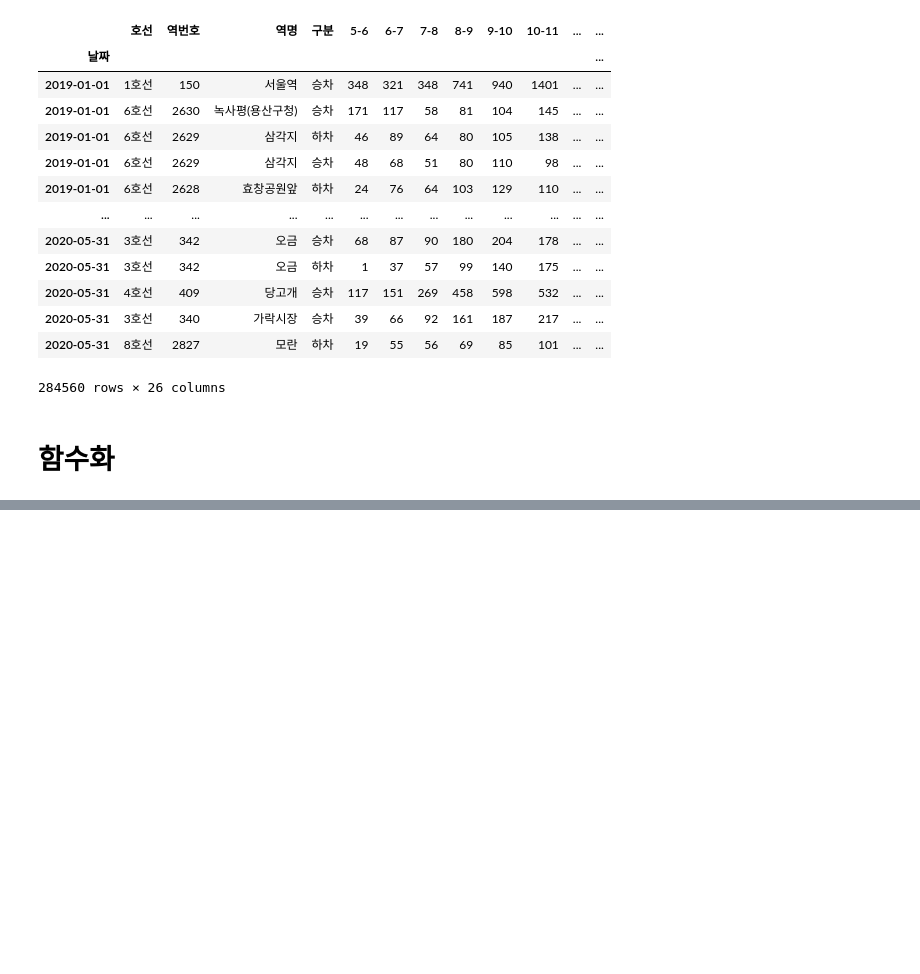
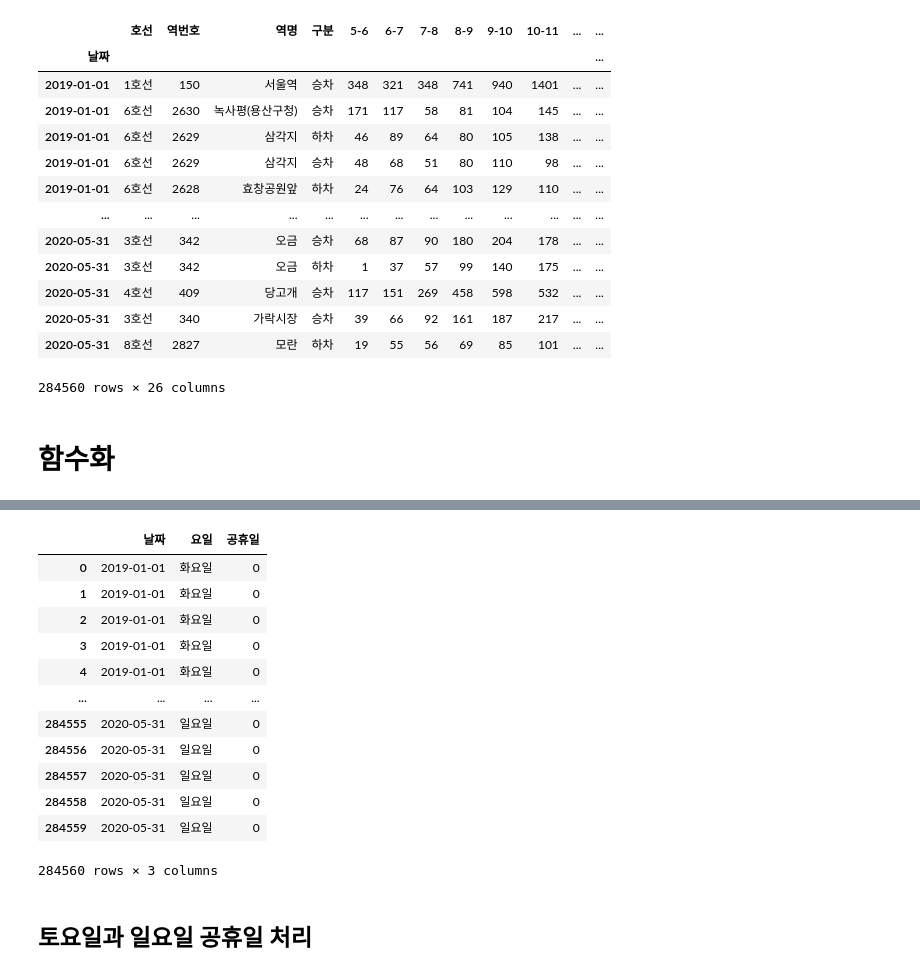
Before and after one commit to Changyoon-Lee/big_contest, a Jupyter notebook: 지난 n주일 지하철 하차데이터.ipynb, the cells around one changed output, grey strips where cells are left out. Drawn from its saved outputs; the diff is of its cells as text; code cells hidden in the pictures; blank space fills up the shorter version.

```diff
--- a/지난 n주일 지하철 하차데이터.ipynb
+++ b/지난 n주일 지하철 하차데이터.ipynb
@@ -255,0 +328,2 @@ find_pop('2020-05-31', '06 ~ 07', '명동', 5)
+# %%
+subway_all['공휴일'] = 0
@@ -255,0 +350,22 @@ find_pop('2020-05-31', '06 ~ 07', '명동', 5)
+# %%
+temp_holiday = subway_all[['요일', '공휴일']]
+# %%
+temp_holiday.reset_index(inplace=True)
+# %%
+temp_holiday
+# %% [output]
+|  | 날짜 | 요일 | 공휴일 |
+| 0 | 2019-01-01 | 화요일 | 0 |
+| 1 | 2019-01-01 | 화요일 | 0 |
+| 2 | 2019-01-01 | 화요일 | 0 |
+| 3 | 2019-01-01 | 화요일 | 0 |
+| 4 | 2019-01-01 | 화요일 | 0 |
+| ... | ... | ... | ... |
+| 284555 | 2020-05-31 | 일요일 | 0 |
+| 284556 | 2020-05-31 | 일요일 | 0 |
+| 284557 | 2020-05-31 | 일요일 | 0 |
+| 284558 | 2020-05-31 | 일요일 | 0 |
+| 284559 | 2020-05-31 | 일요일 | 0 |
+284560 rows × 3 columns
+# %% [markdown]
+## 토요일과 일요일 공휴일 처리
```
Also changed, not shown: parts of 57 cells of this notebook.
